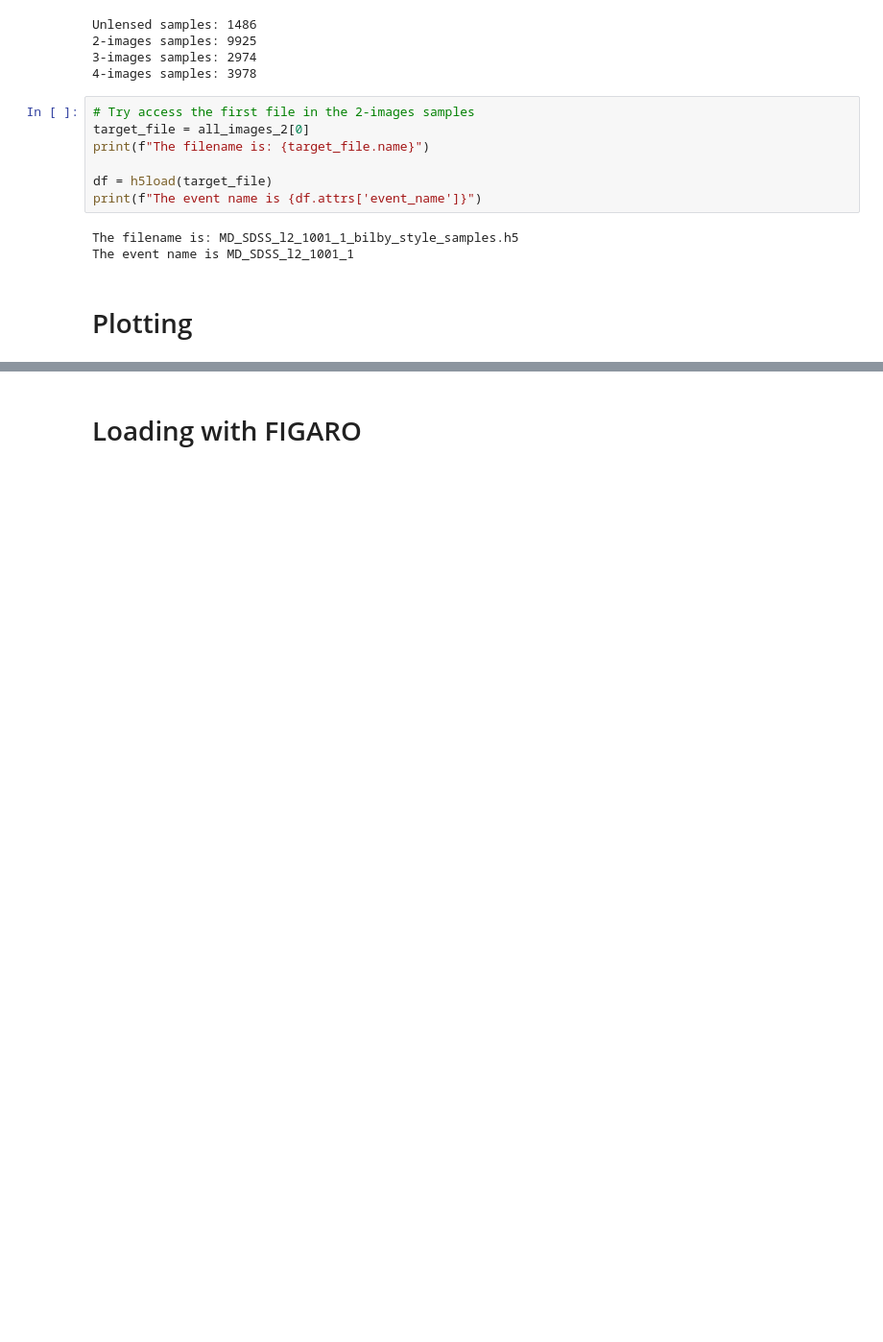
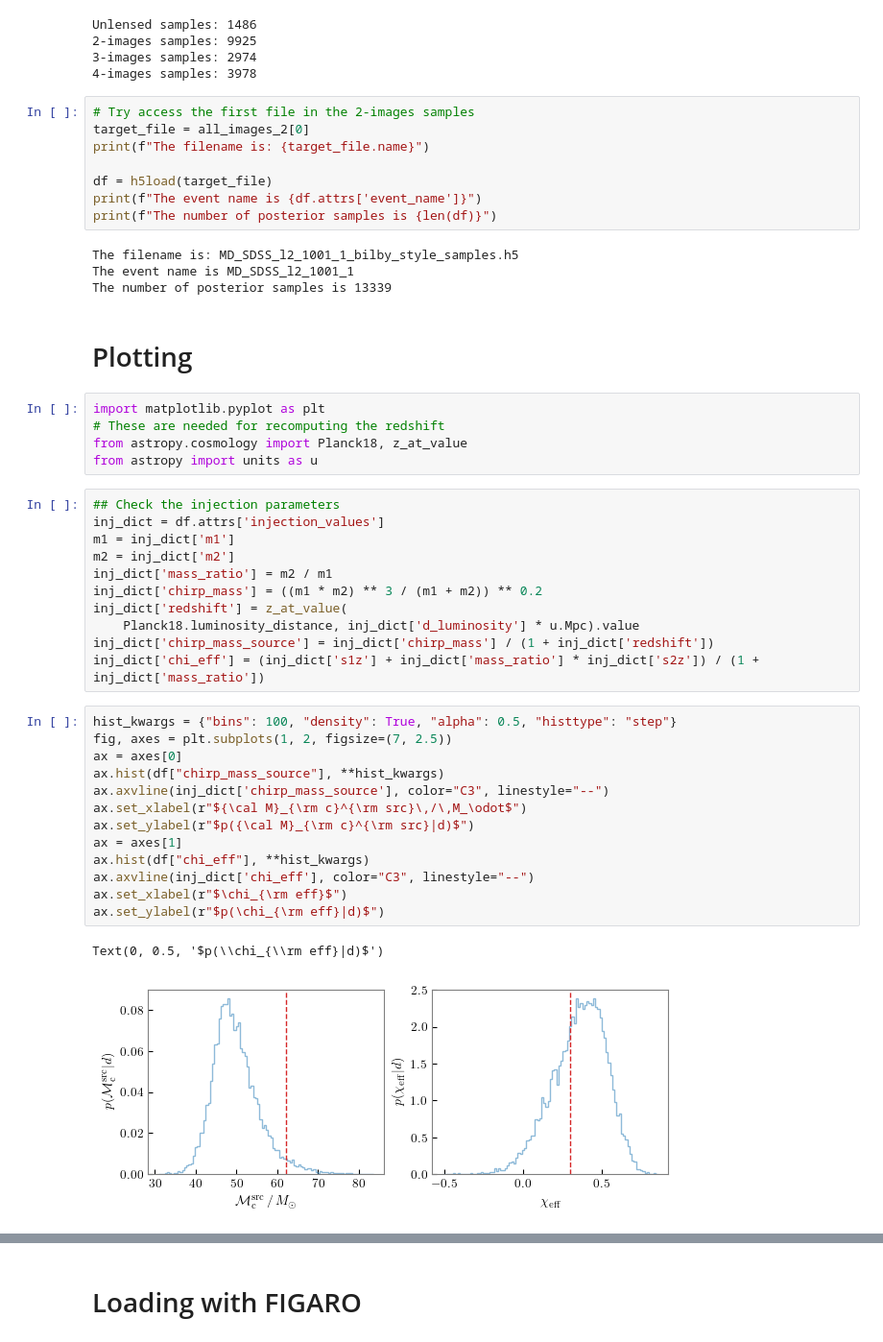
Before and after one commit to gravityhub-org/SURIP2026, a Jupyter notebook: data_processing/interacting_with_cogwheel_samples.ipynb, the cells around one changed output, grey strips where cells are left out. Shown at 96% size. Saved outputs shown, nothing was run; the diff lists cells and outputs as text; blank space fills up the shorter version.

```diff
--- a/data_processing/interacting_with_cogwheel_samples.ipynb
+++ b/data_processing/interacting_with_cogwheel_samples.ipynb
@@ -40,8 +38,42 @@ print(f"The filename is: {target_file.name}")
 
 df = h5load(target_file)
 print(f"The event name is {df.attrs['event_name']}")
+print(f"The number of posterior samples is {len(df)}")
 # %% [output]
 The filename is: MD_SDSS_l2_1001_1_bilby_style_samples.h5
 The event name is MD_SDSS_l2_1001_1
+The number of posterior samples is 13339
 # %% [markdown]
 # Plotting
+# %%
+import matplotlib.pyplot as plt
+# These are needed for recomputing the redshift
+from astropy.cosmology import Planck18, z_at_value
+from astropy import units as u
+# %%
+## Check the injection parameters
+inj_dict = df.attrs['injection_values']
+m1 = inj_dict['m1']
+m2 = inj_dict['m2']
+inj_dict['mass_ratio'] = m2 / m1
+inj_dict['chirp_mass'] = ((m1 * m2) ** 3 / (m1 + m2)) ** 0.2
+inj_dict['redshift'] = z_at_value(
+    Planck18.luminosity_distance, inj_dict['d_luminosity'] * u.Mpc).value
+inj_dict['chirp_mass_source'] = inj_dict['chirp_mass'] / (1 + inj_dict['redshift'])
+inj_dict['chi_eff'] = (inj_dict['s1z'] + inj_dict['mass_ratio'] * inj_dict['s2z']) / (1 + inj_dict['mass_ratio'])
+# %%
+hist_kwargs = {"bins": 100, "density": True, "alpha": 0.5, "histtype": "step"}
+fig, axes = plt.subplots(1, 2, figsize=(7, 2.5))
+ax = axes[0]
+ax.hist(df["chirp_mass_source"], **hist_kwargs)
+ax.axvline(inj_dict['chirp_mass_source'], color="C3", linestyle="--")
+ax.set_xlabel(r"${\cal M}_{\rm c}^{\rm src}\,/\,M_\odot$")
+ax.set_ylabel(r"$p({\cal M}_{\rm c}^{\rm src}|d)$")
+ax = axes[1]
+ax.hist(df["chi_eff"], **hist_kwargs)
+ax.axvline(inj_dict['chi_eff'], color="C3", linestyle="--")
+ax.set_xlabel(r"$\chi_{\rm eff}$")
+ax.set_ylabel(r"$p(\chi_{\rm eff}|d)$")
+# %% [output]
+Text(0, 0.5, '$p(\\chi_{\\rm eff}|d)$')
+[figure, added]
```
Also changed, not shown: parts of 6 cells of this notebook, 2 other files.
